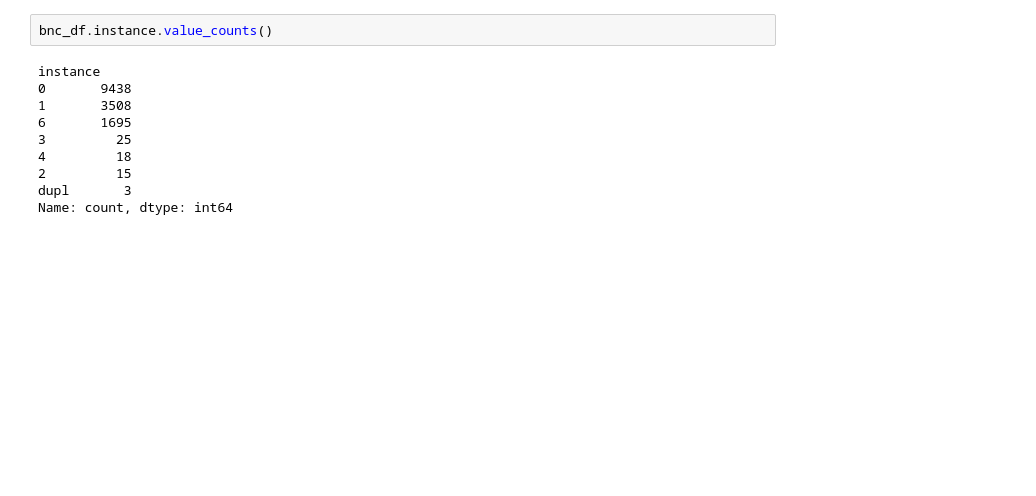
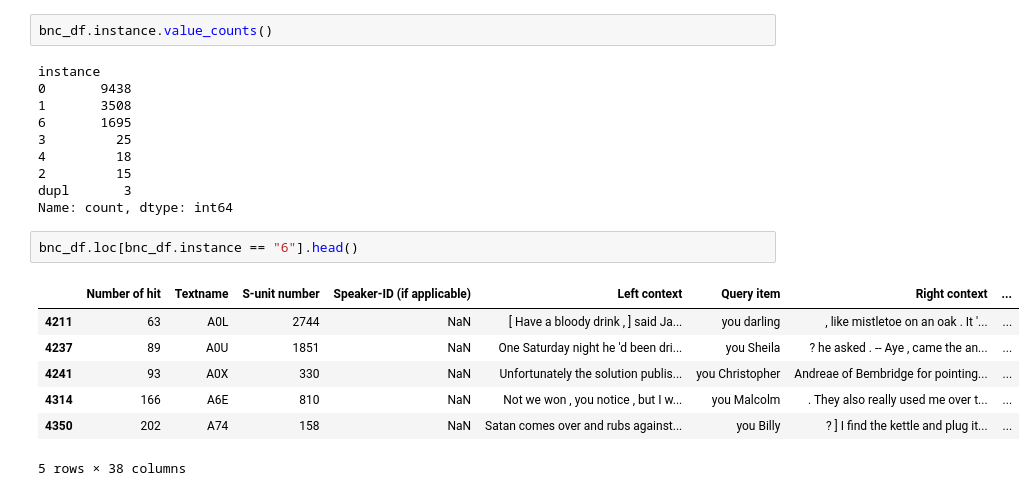
Before and after one commit to gfkpth/bert-apc-trainer, a Jupyter notebook: src/EDA.ipynb, the cells around one changed output. Saved outputs shown, nothing was run; the diff lists cells and outputs as text; blank space fills up the shorter version.

```diff
--- a/src/EDA.ipynb
+++ b/src/EDA.ipynb
@@ -370,3 +384,13 @@ instance
 2         15
 dupl       3
 Name: count, dtype: int64
+# %%
+bnc_df.loc[bnc_df.instance == "6"].head()
+# %% [output]
+|  | Number of hit | Textname | S-unit number | Speaker-ID (if applicable) | Left context | Query item | Right context | ... |
+| 4211 | 63 | A0L | 2744 | NaN | [ Have a bloody drink , ] said Ja... | you darling | , like mistletoe on an oak . It '... | ... |
+| 4237 | 89 | A0U | 1851 | NaN | One Saturday night he 'd been dri... | you Sheila | ? he asked . -- Aye , came the an... | ... |
+| 4241 | 93 | A0X | 330 | NaN | Unfortunately the solution publis... | you Christopher | Andreae of Bembridge for pointing... | ... |
+| 4314 | 166 | A6E | 810 | NaN | Not we won , you notice , but I w... | you Malcolm | . They also really used me over t... | ... |
+| 4350 | 202 | A74 | 158 | NaN | Satan comes over and rubs against... | you Billy | ? ] I find the kettle and plug it... | ... |
+5 rows × 38 columns
```
Also changed, not shown: parts of 22 cells of this notebook.
